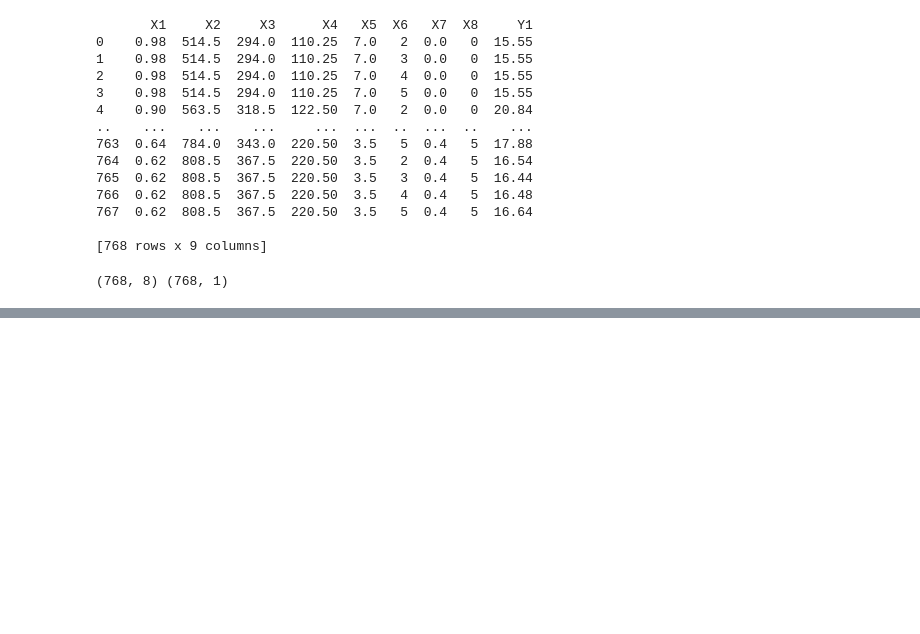
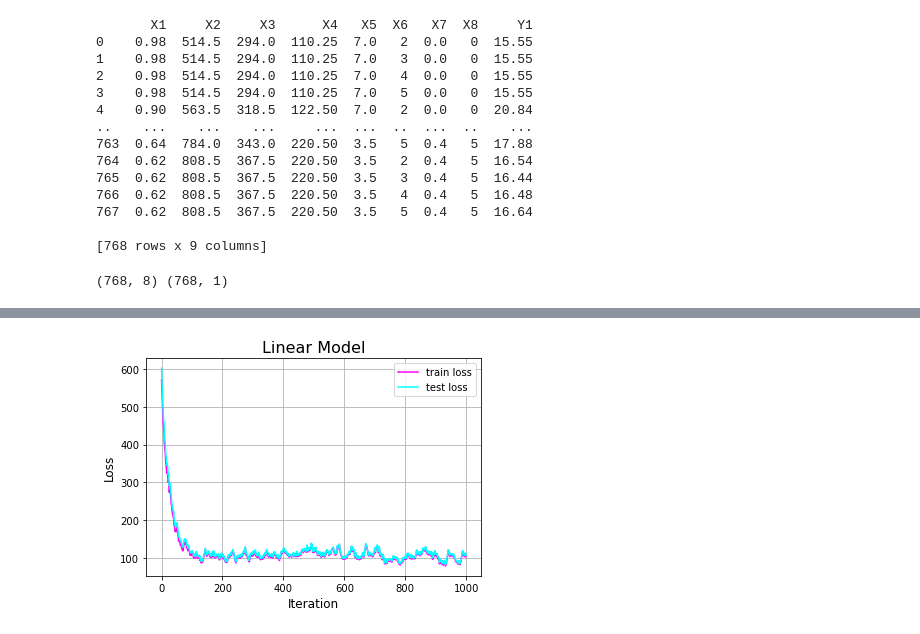
Before and after one commit to WHU-Peter/COMP6247-Reinforcement-and-Online-Learning, a Jupyter notebook: Learning_Controller/Final_Assignment_1.ipynb, the cells around one changed output, grey strips where cells are left out. Drawn from its saved outputs; the diff is of its cells as text; code cells hidden in the pictures; blank space fills up the shorter version.

```diff
--- a/Learning_Controller/Final_Assignment_1.ipynb
+++ b/Learning_Controller/Final_Assignment_1.ipynb
@@ -137,2 +139,16 @@ Train_loss_rbf_20, Test_loss_rbf_20 = rbf(20)
+# %%
+y_major_locator=MultipleLocator(100)
+fig, ax = plt.subplots(nrows=1, ncols=1,figsize=(6,4))
+ax.plot(Train_loss_lin, Color='magenta', label='train loss')
+ax.plot(Test_loss_lin, Color='cyan', label='test loss')
+ax.set_xlabel("Iteration", fontsize=12)
+ax.set_ylabel("Loss", fontsize=12)
+ax.set_title("Linear Model", fontsize=16)
+ax.grid()
+ax.legend()
+ax.yaxis.set_major_locator(y_major_locator)
+plt.show()
+# %% [output]
+[figure, added]
 # %%
 y_major_locator=MultipleLocator(100)
```
Also changed, not shown: parts of 6 cells of this notebook, 1 other file.
